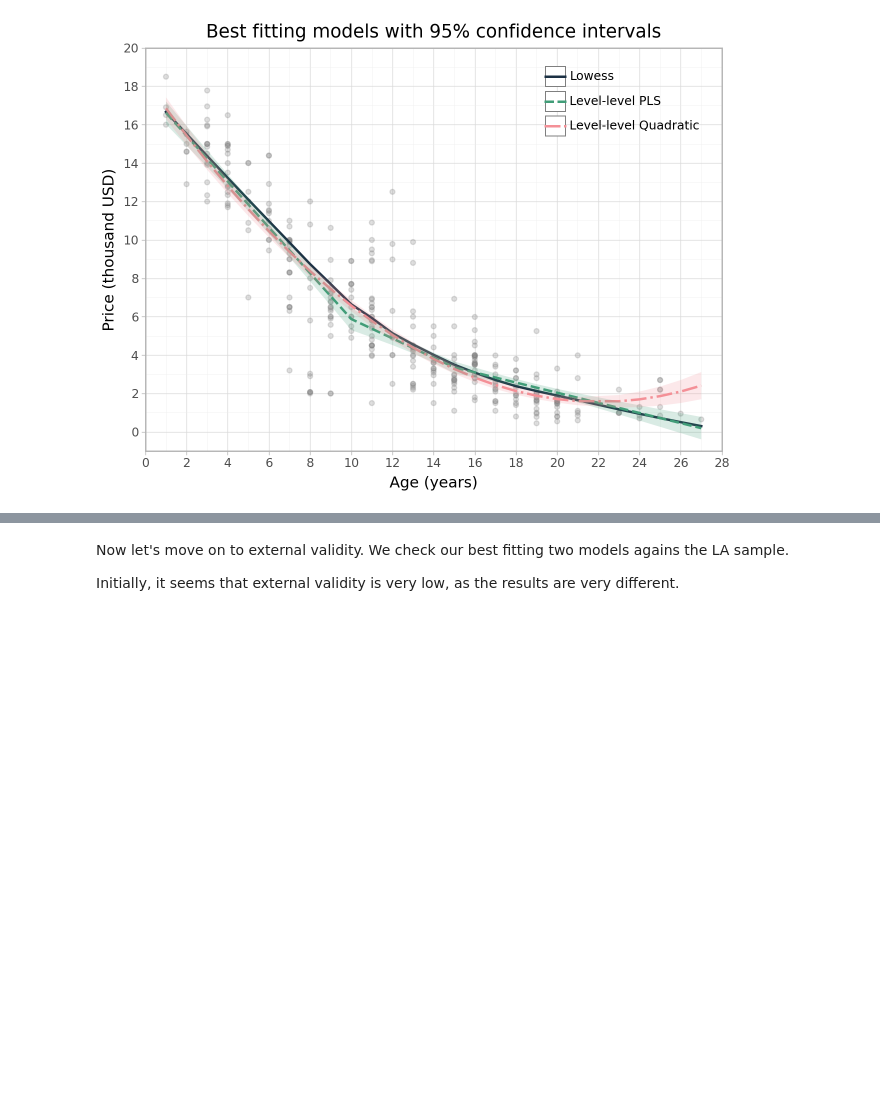
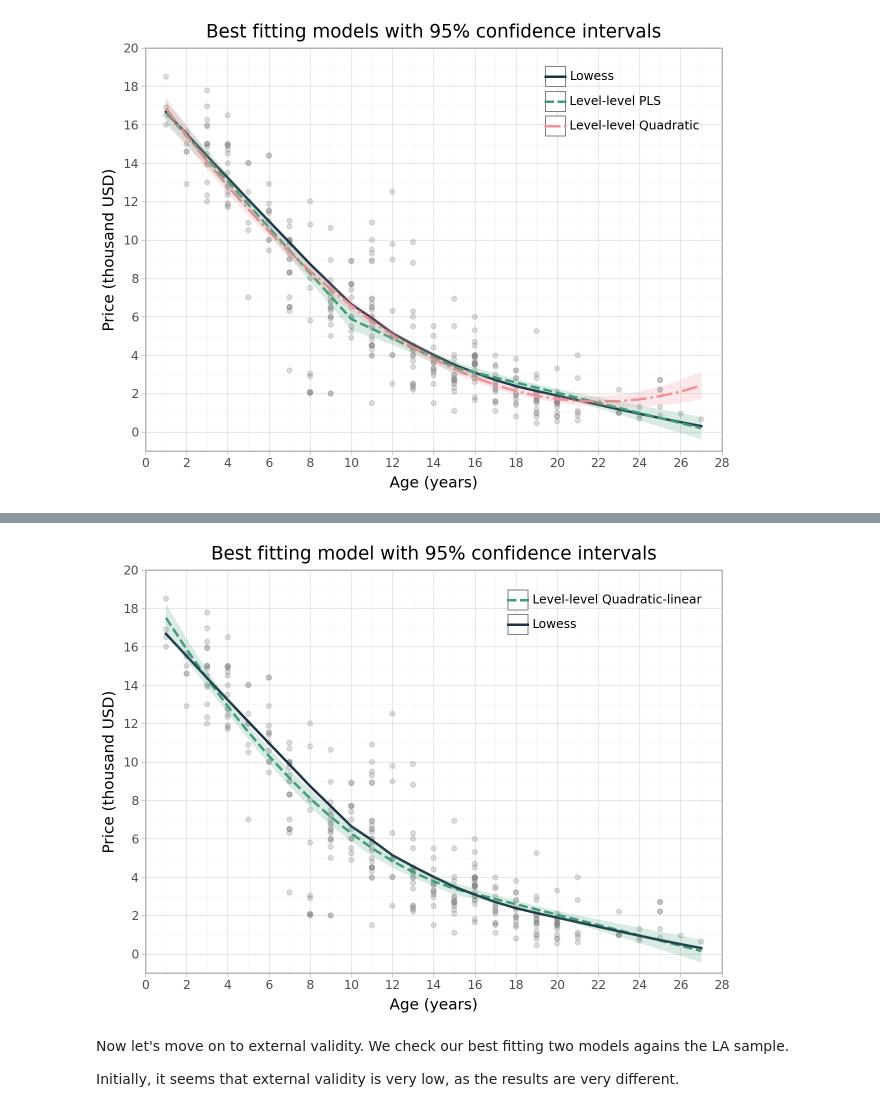
Before and after one commit to marton-nagy-marton/Coding1_assignment1, a Jupyter notebook: Matyas_Kovacs-Marton_Nagy_Coding1_HA1.ipynb, the cells around one changed output, grey strips where cells are left out. Drawn from its saved outputs; the diff is of its cells as text; code cells hidden in the pictures; blank space fills up the shorter version.

Commit message:
Add quadratic-linear estimate

```diff
--- a/Matyas_Kovacs-Marton_Nagy_Coding1_HA1.ipynb
+++ b/Matyas_Kovacs-Marton_Nagy_Coding1_HA1.ipynb
@@ -865,0 +895,3 @@ df_ci = pd.DataFrame({
+# %%
+best = smf.ols(formula='price~linear_and_quadratic_design(age,15)',data=chicago).fit(cov_type = 'HC0')
+best.summary()
@@ -866,3 +920,58 @@ df_ci = pd.DataFrame({
+# %%
+df_best = pd.DataFrame({
+    'age' : pred_dict['age'],
+    'lowess' : list(pred_df['Lowess']),
+    'best' : list(best.get_prediction().summary_frame()['mean']),
+    'best_ciup' : list(best.get_prediction().summary_frame()['mean_ci_upper']),
+    'best_cilo' : list(best.get_prediction().summary_frame()['mean_ci_lower'])
+})
+# %%
+(
+    ggplot(df_best.melt(id_vars='age', value_vars=['best', 'lowess'])
+          .rename(columns={'variable': 'model', 'value': 'price'}))
+    + geom_point(
+        aes(x='age', y='price'),
+        data=chicago,
+        color='grey',
+        alpha=0.25
+    )
+    + geom_line(aes(x='age', y='price', color='model', linetype='model'),size=1)
+    + geom_ribbon(
+        aes(ymin='best_cilo', ymax='best_ciup', x = 'age'),
+        data = df_best,
+        fill='#419D78',
+        alpha=0.2,
+    )
+    + scale_color_manual(
+        values=['#419D78', '#1C3144'],
+        labels=['Level-level Quadratic-linear', 'Lowess']
+    )
+    + scale_linetype_manual(
+        values=['--', '-'],
+        labels=['Level-level Quadratic-linear', 'Lowess']
+    )
+    + scale_x_continuous(expand=(0, 0),
+                         limits=(0, 28),
+                         breaks=np.arange(0, 29, 2)
+                        )
+    + scale_y_continuous(expand=(0, 0),
+                         limits=(-1, 20),
+                         breaks=np.arange(0, 21, 2)
+                        )
+    + theme_light()
+    + theme(
+        legend_position=(0.95, 0.95),
+        legend_title=element_blank(),
+        legend_background=element_blank()
+    )
+    + labs(
+        x='Age (years)',
+        y='Price (thousand USD)',
+        title='Best fitting model with 95% confidence intervals'
+    )
+)
+# %% [output]
+[figure, added]
 # %% [markdown]
 Now let's move on to external validity. We check our best fitting two models agains the LA sample.
 
```
Also changed, not shown: parts of 3 cells of this notebook.
